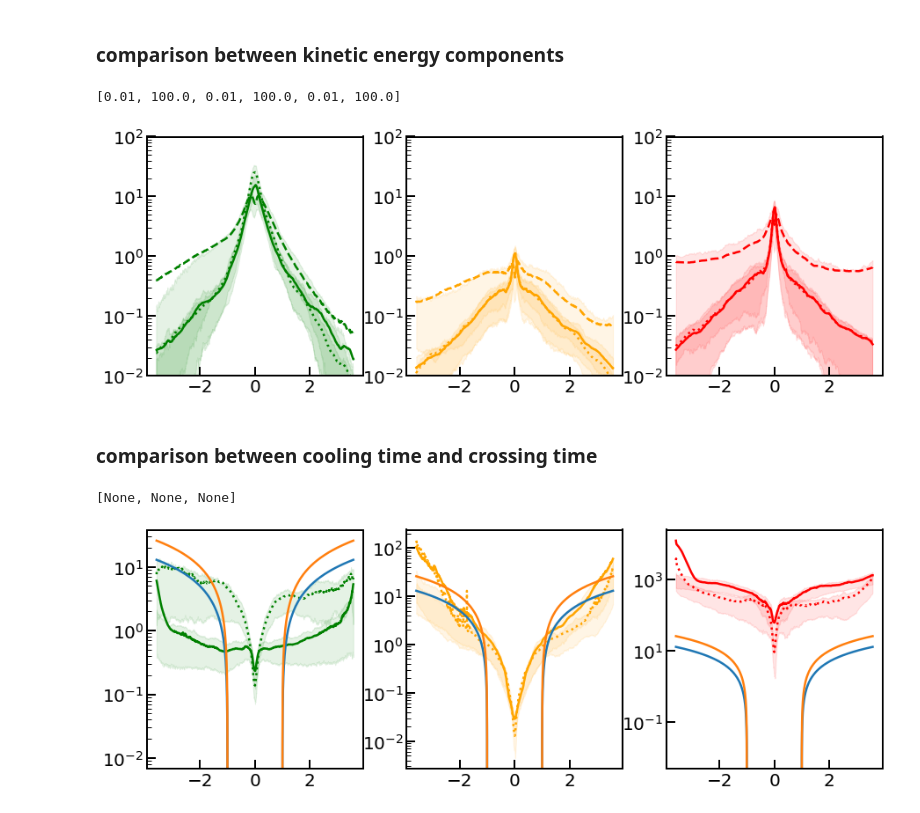
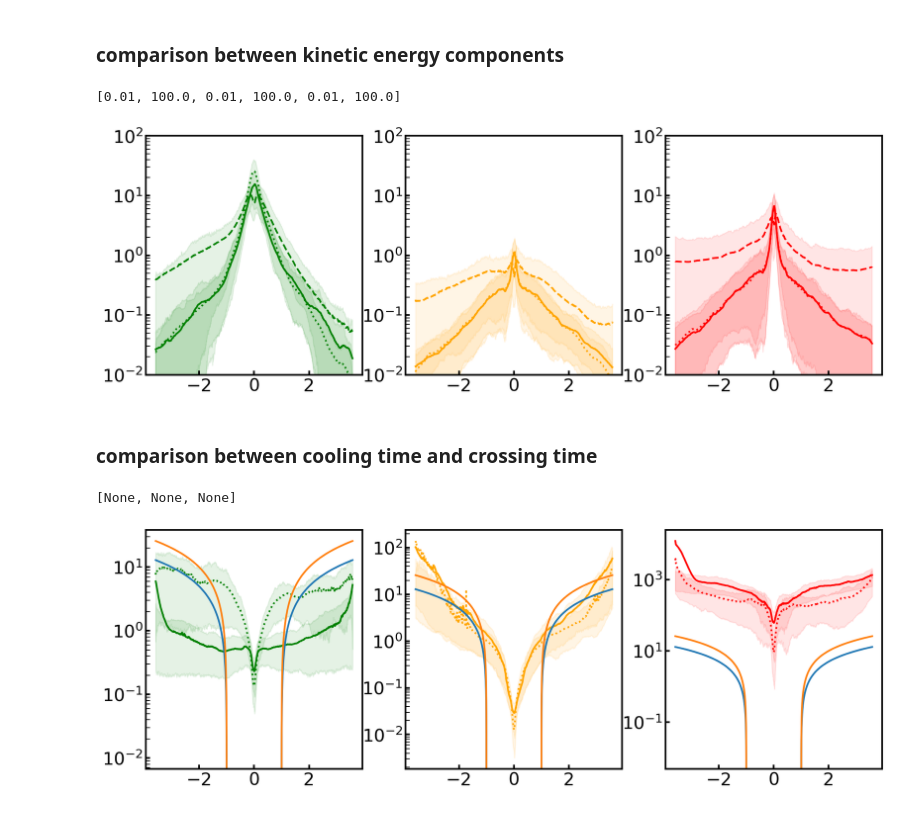
Before and after one commit to changgoo/TIGRESS_outflow, a Jupyter notebook: notebooks/vertical_profiles.ipynb, the cells around one changed output. Drawn from its saved outputs; the diff is of its cells as text; code cells hidden in the pictures.

```diff
--- a/notebooks/vertical_profiles.ipynb
+++ b/notebooks/vertical_profiles.ipynb
@@ -51,13 +59,13 @@ print(rho_unit, p_unit, pc, deltaz, kb)
 2.3869987106358e-24 2.3869987106358e-14 3.085677581467192e+18 4.0 1.38064852e-16
 # %%
 phase=['warm','intermediate','hot','total']
-color = ['green','orange','red','black']
+color = ['C2','C1','C3','C0']
 Plabel =[r'$\langle P_{th}\rangle$',r'$\langle P_{\rm turb,z}\rangle$',r'$\langle \Pi_{\rm mag}\rangle$']
 linestyle = ['-','--',':','-.']
 # %%
 to_Myr=(c.pc/(u.km/u.s)).to('Myr').value
 t1=200#/to_Myr
-t2=545#/to_Myr
+t2=550#/to_Myr
 # %% [markdown]
 # Figure:  horizontally and temporally averaged vertical profiles
 # %%
@@ -80,7 +88,7 @@ for i in range(3):
     for j,P in zip(range(3),[Pth,Pturb,Pmag]):
         #print(P.shape)
         qmean=np.nanmean(P*p_unit/tot_area,axis=1)
-        q1,q2,q3=np.percentile(P*p_unit/tot_area,[25,50,75],axis=1)
+        q1,q2,q3=np.percentile(P*p_unit/tot_area,[16,50,84],axis=1)
         ax[j].plot(zaxis/1.e3,qmean,label=phase[i], color=color[i])
         #ax[j].plot(zaxis/1.e3,q2,label=label[i], color=color[i],linewidth=2.5,ls='--')
         ax[j].fill_between(zaxis/1.e3,q1,q3,color=color[i],alpha=0.1)
@@ -130,7 +138,7 @@ for i in range(3):
         #print(P.shape)
         qmean=np.nanmean(P*p_unit/area,axis=1)
         qmean=np.nanmean(P*p_unit,axis=1)/area.mean(axis=1)
-        q1,q2,q3=np.nanpercentile(P*p_unit/area,[25,50,75],axis=1)
+        q1,q2,q3=np.nanpercentile(P*p_unit/area,[16,50,84],axis=1)
         ax[i].plot(zaxis/1.e3,qmean,label=Plabel[j], ls=linestyle[j], color=color[i])
         #ax[i].plot(zaxis/1.e3,q2,label=label[i], ls=linestyle[j], color=color[i],linewidth=1)
         ax[i].fill_between(zaxis/1.e3,q1,q3,color=color[i],alpha=0.1)
@@ -264,26 +272,26 @@ plt.savefig("../figures/vertical_equilibrium.pdf",bbox_inches='tight',dpi=150)
 # %%
 f, ax = plt.subplots(1,3, figsize=(15,5))
 
 for i in range(3):
     data_=data.isel(phase=i+2).to_array(dim='fields')
     zaxis=data_.zaxis
     area=1024*1024.
     Ek1=data_.sel(fields='Ek1',taxis=slice(t1,t2))
     Ek2=data_.sel(fields='Ek2',taxis=slice(t1,t2))
     Ek3=data_.sel(fields='Ek3',taxis=slice(t1,t2))
 
     for j,P in zip(range(3),[Ek1,Ek2,Ek3]):
         #print(P.shape)
         qmean=np.nanmean(P/area,axis=1)
-        q1,q2,q3=np.nanpercentile(P/area,[25,50,75],axis=1)
+        q1,q2,q3=np.nanpercentile(P/area,[16,50,84],axis=1)
         ax[i].plot(zaxis/1.e3,qmean,label=Plabel[j], ls=linestyle[j], color=color[i])
         #ax[i].plot(zaxis/1.e3,q2,label=label[i], ls=linestyle[j], color=color[i],linewidth=1)
         ax[i].fill_between(zaxis/1.e3,q1,q3,color=color[i],alpha=0.1)
 plt.setp(ax,'yscale','log')
 plt.setp(ax,'ylim',(1.e-2,1.e2))
 # %% [output]
 [0.01, 100.0, 0.01, 100.0, 0.01, 100.0]
-[figure, old version]
+[figure, new version]
 # %% [markdown]
 ### comparison between cooling time and crossing time
 # %%
@@ -302,7 +310,7 @@ for i in range(3):
     tcool_turb=Pturb/cool
     for j,P in zip(range(2),[tcool,tcool_turb]):
         qmean=np.nanmean(P,axis=1)
-        q1,q2,q3=np.nanpercentile(P,[25,50,75],axis=1)
+        q1,q2,q3=np.nanpercentile(P,[16,50,84],axis=1)
         ax[i].plot(zaxis/1.e3,qmean,label=Plabel[j], ls=linestyle[j], color=color[i])
         ax[i].fill_between(zaxis/1.e3,q1,q3,color=color[i],alpha=0.1)
     ax[i].plot(zaxis/1.e3,(np.abs(zaxis)-1000.)/200.)
@@ -311,4 +319,4 @@ plt.setp(ax,'yscale','log')
 #plt.setp(ax,'ylim',(1.e-4,1.e4))
 # %% [output]
 [None, None, None]
-[figure, old version]
+[figure, new version]
```
Also changed, not shown: parts of 5 cells of this notebook, 18 other files.
